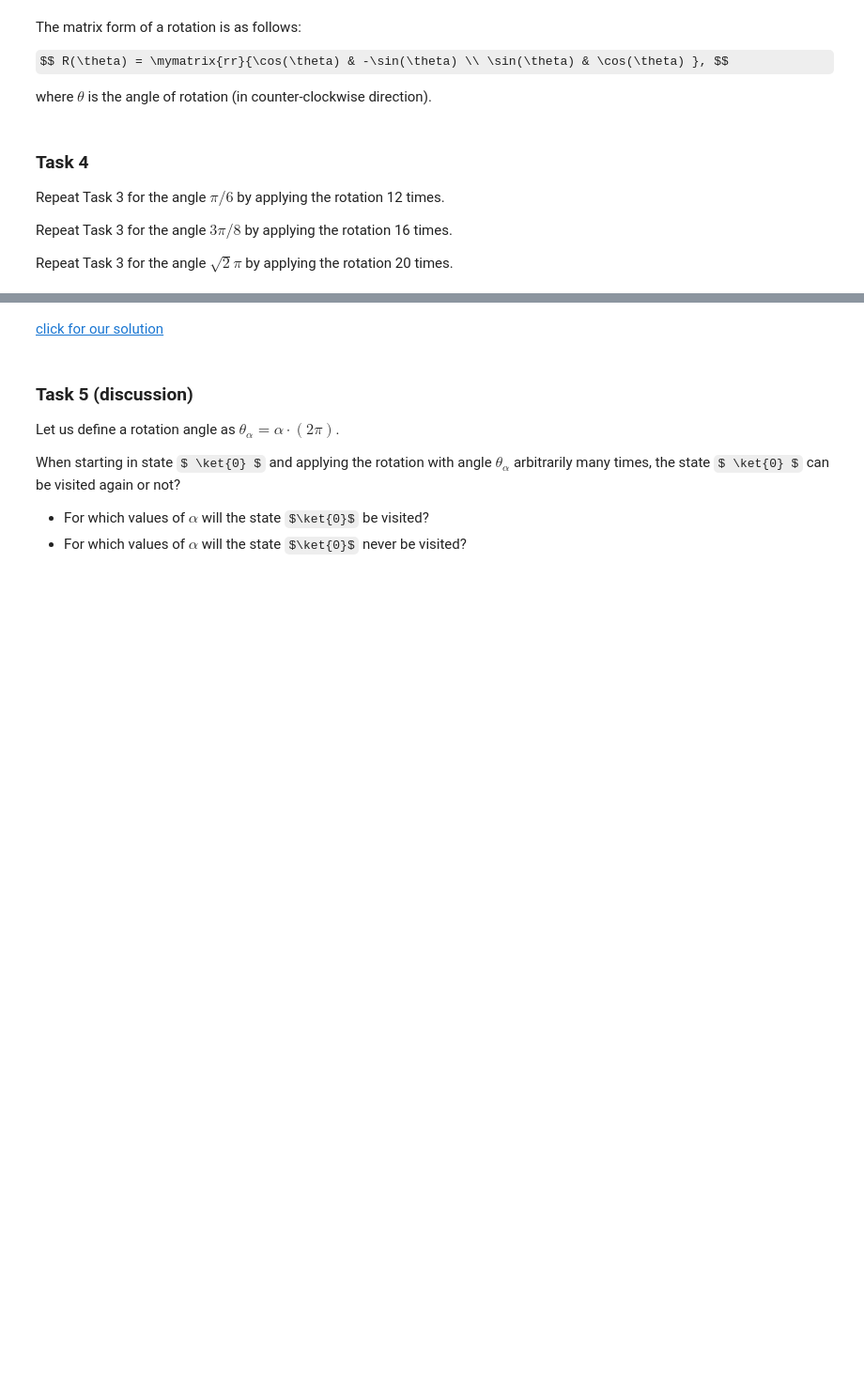
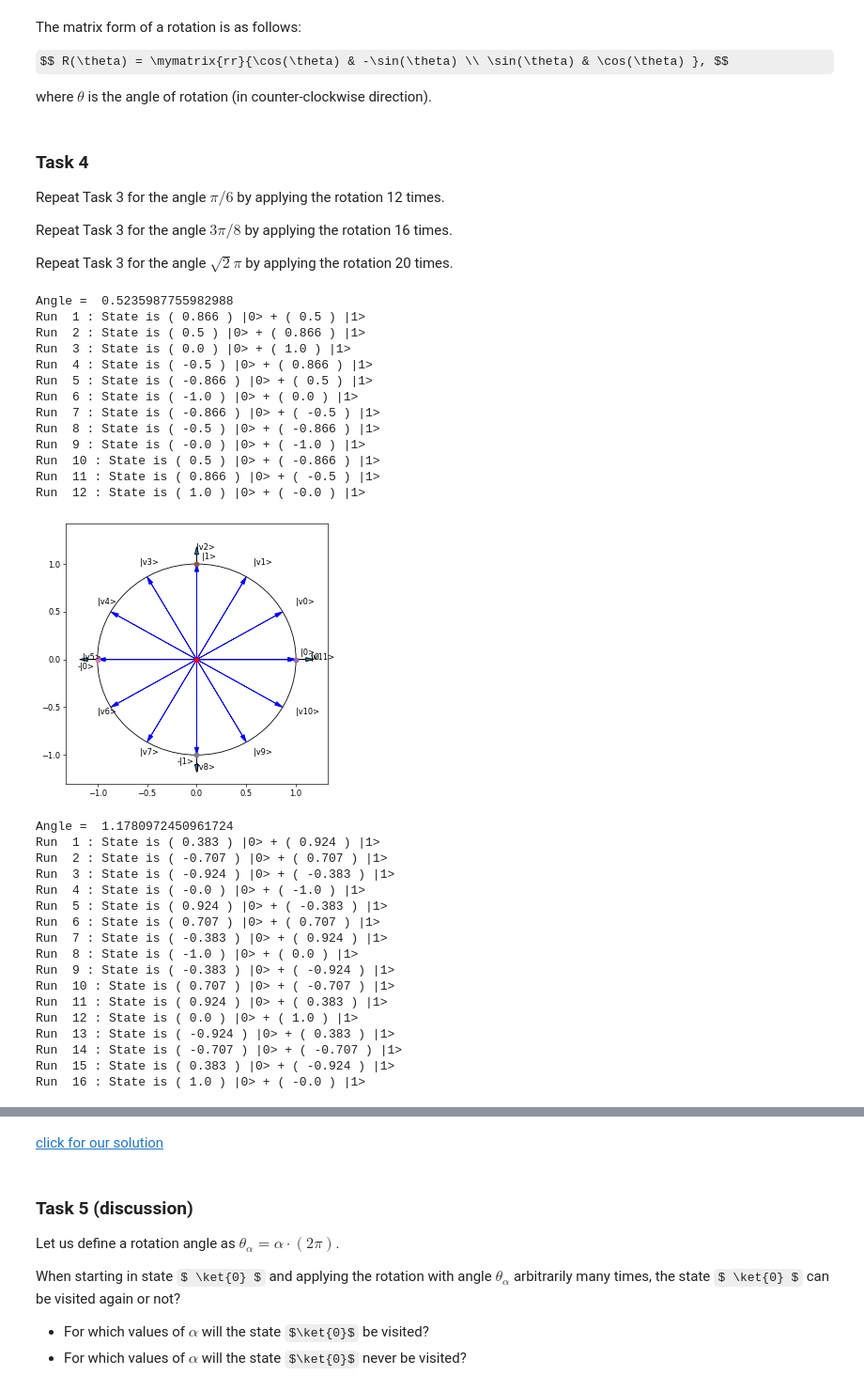
Before and after one commit to rana-elfakharany/NYUAD-QC-Course, a Jupyter notebook: bronze-qiskit/quantum-with-qiskit/Q44_Rotations.ipynb, the cells around one changed output, grey strips where cells are left out. Shown at 94% size. Cells and saved outputs as stored; diff of their text form; code cells hidden in the pictures; some formulas as TeX source; blank space fills up the shorter version.

```diff
--- a/bronze-qiskit/quantum-with-qiskit/Q44_Rotations.ipynb
+++ b/bronze-qiskit/quantum-with-qiskit/Q44_Rotations.ipynb
@@ -190,0 +226,75 @@ Repeat Task 3 for the angle $ \sqrt{2}\pi $ by applying the rotation 20 times.
+# %%
+#
+# your code is here
+#
+%run quantum.py
+
+draw_qubit()
+
+[x,y]=[1,0]
+
+draw_quantum_state(x,y,"v0")
+
+from qiskit import QuantumRegister, ClassicalRegister, QuantumCircuit, execute, Aer
+from math import pi
+
+#
+# your code is here
+#
+#
+q = QuantumRegister(1,"q")
+c = ClassicalRegister(1,"c")
+qc = QuantumCircuit(q,c)
+
+angles = [pi/6, 3*pi/8, pi*(2**0.5)]
+runs = [12, 16, 20]
+
+angle = pi/4
+run = 0
+for angle in angles:
+    print('Angle = ',angle)
+    for i in range(runs[run]):
+        qc.ry(2*angle,q[0])
+
+        job = execute(qc,Aer.get_backend('statevector_simulator'),optimization_level=0)
+        current_quantum_state=job.result().get_statevector(qc,3).data
+
+        x = current_quantum_state[0].real
+        y = current_quantum_state[1].real
+        print('Run ',i+1,': State is (',x,') |0> + (',y,') |1>')
+        draw_quantum_state(x,y,"|v"+str(i)+">")
+
+    show_plt()
+    run+=1
+# %% [output]
+Angle =  0.5235987755982988
+Run  1 : State is ( 0.866 ) |0> + ( 0.5 ) |1>
+Run  2 : State is ( 0.5 ) |0> + ( 0.866 ) |1>
+Run  3 : State is ( 0.0 ) |0> + ( 1.0 ) |1>
+Run  4 : State is ( -0.5 ) |0> + ( 0.866 ) |1>
+Run  5 : State is ( -0.866 ) |0> + ( 0.5 ) |1>
+Run  6 : State is ( -1.0 ) |0> + ( 0.0 ) |1>
+Run  7 : State is ( -0.866 ) |0> + ( -0.5 ) |1>
+Run  8 : State is ( -0.5 ) |0> + ( -0.866 ) |1>
+Run  9 : State is ( -0.0 ) |0> + ( -1.0 ) |1>
+Run  10 : State is ( 0.5 ) |0> + ( -0.866 ) |1>
+Run  11 : State is ( 0.866 ) |0> + ( -0.5 ) |1>
+Run  12 : State is ( 1.0 ) |0> + ( -0.0 ) |1>
+[figure, added]
+Angle =  1.1780972450961724
+Run  1 : State is ( 0.383 ) |0> + ( 0.924 ) |1>
+Run  2 : State is ( -0.707 ) |0> + ( 0.707 ) |1>
+Run  3 : State is ( -0.924 ) |0> + ( -0.383 ) |1>
+Run  4 : State is ( -0.0 ) |0> + ( -1.0 ) |1>
+Run  5 : State is ( 0.924 ) |0> + ( -0.383 ) |1>
+Run  6 : State is ( 0.707 ) |0> + ( 0.707 ) |1>
+Run  7 : State is ( -0.383 ) |0> + ( 0.924 ) |1>
+Run  8 : State is ( -1.0 ) |0> + ( 0.0 ) |1>
+Run  9 : State is ( -0.383 ) |0> + ( -0.924 ) |1>
+Run  10 : State is ( 0.707 ) |0> + ( -0.707 ) |1>
+Run  11 : State is ( 0.924 ) |0> + ( 0.383 ) |1>
+Run  12 : State is ( 0.0 ) |0> + ( 1.0 ) |1>
+Run  13 : State is ( -0.924 ) |0> + ( 0.383 ) |1>
+Run  14 : State is ( -0.707 ) |0> + ( -0.707 ) |1>
+Run  15 : State is ( 0.383 ) |0> + ( -0.924 ) |1>
+Run  16 : State is ( 1.0 ) |0> + ( -0.0 ) |1>
```
Also changed, not shown: parts of 9 cells of this notebook.
